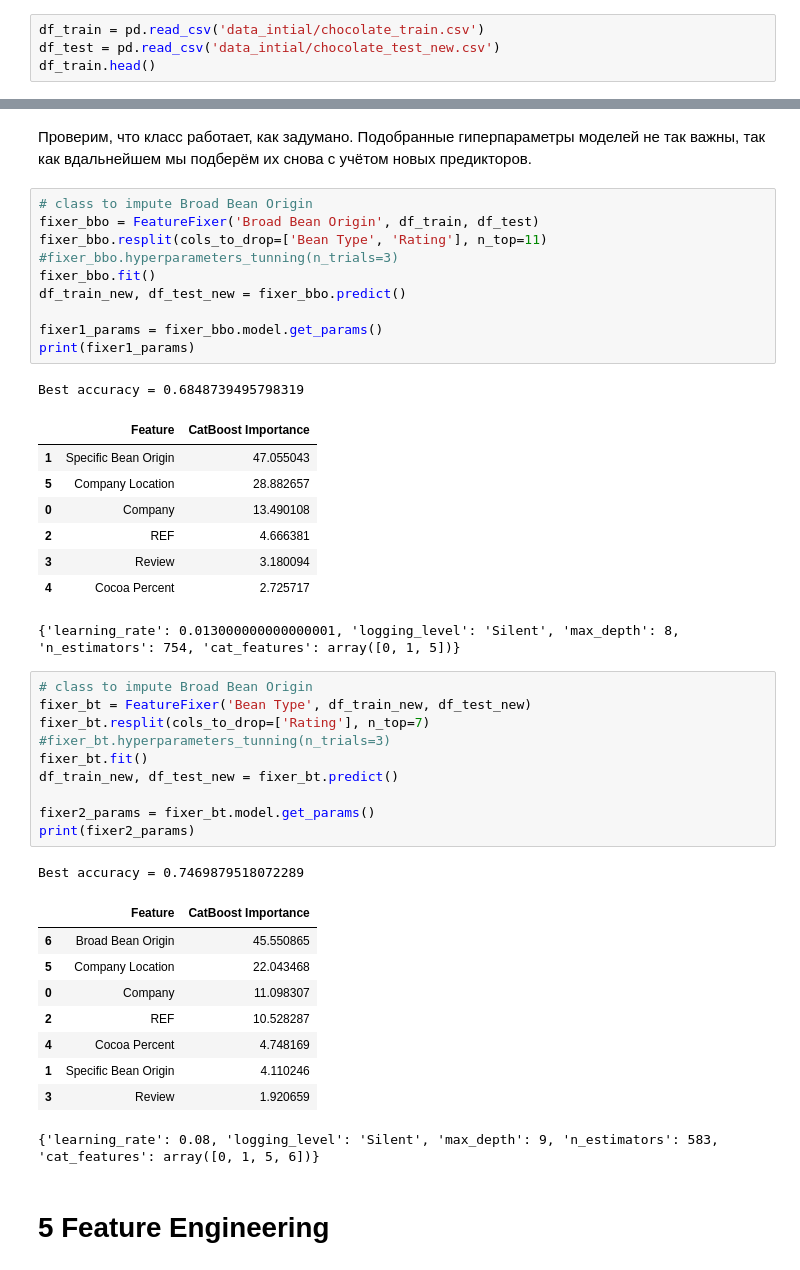
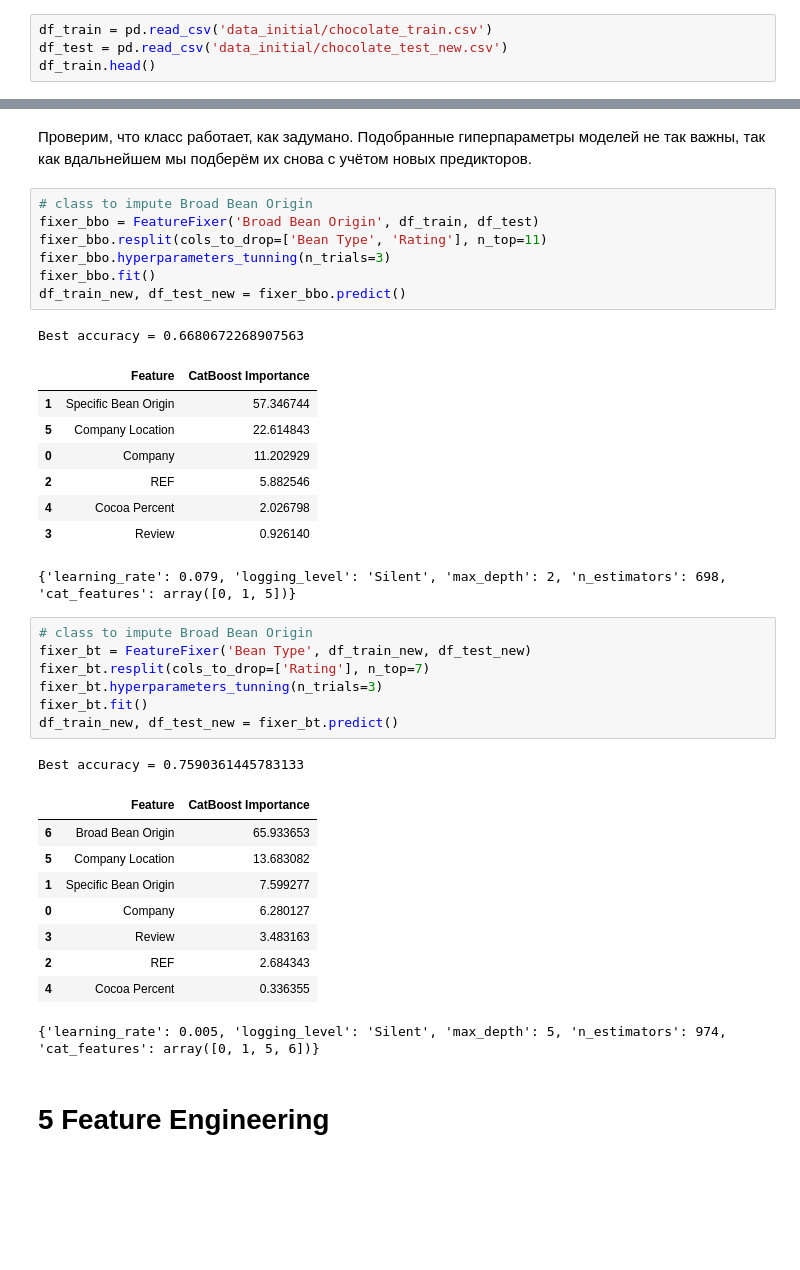
Before and after one commit to Sirnobaka/Chocolate_Competition, a Jupyter notebook: Notebook.ipynb, the cells around one changed output, grey strips where cells are left out. Drawn from its saved outputs; the diff is of its cells as text; blank space fills up the shorter version.

```diff
--- a/Notebook.ipynb
+++ b/Notebook.ipynb
@@ -70,8 +86,8 @@ warnings.filterwarnings('ignore')
 # %% [markdown]
 # 1 Get data
 # %%
-df_train = pd.read_csv('data_intial/chocolate_train.csv')
-df_test = pd.read_csv('data_intial/chocolate_test_new.csv')
+df_train = pd.read_csv('data_initial/chocolate_train.csv')
+df_test = pd.read_csv('data_initial/chocolate_test_new.csv')
 df_train.head()
 # %% [output]
 |  | Company | Specific Bean Origin | REF | Review | Cocoa Percent | Company Location | Rating | Bean Type | ... |
@@ -484,43 +500,37 @@ class FeatureFixer:
 # class to impute Broad Bean Origin
 fixer_bbo = FeatureFixer('Broad Bean Origin', df_train, df_test)
 fixer_bbo.resplit(cols_to_drop=['Bean Type', 'Rating'], n_top=11)
-#fixer_bbo.hyperparameters_tunning(n_trials=3)
+fixer_bbo.hyperparameters_tunning(n_trials=3)
 fixer_bbo.fit()
 df_train_new, df_test_new = fixer_bbo.predict()
-
-fixer1_params = fixer_bbo.model.get_params()
-print(fixer1_params)
 # %% [output]
-Best accuracy = 0.6848739495798319
+Best accuracy = 0.6680672268907563
 |  | Feature | CatBoost Importance |
-| 1 | Specific Bean Origin | 47.055043 |
-| 5 | Company Location | 28.882657 |
-| 0 | Company | 13.490108 |
-| 2 | REF | 4.666381 |
-| 3 | Review | 3.180094 |
-| 4 | Cocoa Percent | 2.725717 |
+| 1 | Specific Bean Origin | 57.346744 |
+| 5 | Company Location | 22.614843 |
+| 0 | Company | 11.202929 |
+| 2 | REF | 5.882546 |
+| 4 | Cocoa Percent | 2.026798 |
+| 3 | Review | 0.926140 |
-{'learning_rate': 0.013000000000000001, 'logging_level': 'Silent', 'max_depth': 8, 'n_estimators': 754, 'cat_features': array([0, 1, 5])}
+{'learning_rate': 0.079, 'logging_level': 'Silent', 'max_depth': 2, 'n_estimators': 698, 'cat_features': array([0, 1, 5])}
 # %%
 # class to impute Broad Bean Origin
 fixer_bt = FeatureFixer('Bean Type', df_train_new, df_test_new)
 fixer_bt.resplit(cols_to_drop=['Rating'], n_top=7)
-#fixer_bt.hyperparameters_tunning(n_trials=3)
+fixer_bt.hyperparameters_tunning(n_trials=3)
 fixer_bt.fit()
 df_train_new, df_test_new = fixer_bt.predict()
-
-fixer2_params = fixer_bt.model.get_params()
-print(fixer2_params)
 # %% [output]
-Best accuracy = 0.7469879518072289
+Best accuracy = 0.7590361445783133
 |  | Feature | CatBoost Importance |
-| 6 | Broad Bean Origin | 45.550865 |
-| 5 | Company Location | 22.043468 |
-| 0 | Company | 11.098307 |
-| 2 | REF | 10.528287 |
-| 4 | Cocoa Percent | 4.748169 |
-| 1 | Specific Bean Origin | 4.110246 |
-| 3 | Review | 1.920659 |
+| 6 | Broad Bean Origin | 65.933653 |
+| 5 | Company Location | 13.683082 |
+| 1 | Specific Bean Origin | 7.599277 |
+| 0 | Company | 6.280127 |
+| 3 | Review | 3.483163 |
+| 2 | REF | 2.684343 |
+| 4 | Cocoa Percent | 0.336355 |
-{'learning_rate': 0.08, 'logging_level': 'Silent', 'max_depth': 9, 'n_estimators': 583, 'cat_features': array([0, 1, 5, 6])}
+{'learning_rate': 0.005, 'logging_level': 'Silent', 'max_depth': 5, 'n_estimators': 974, 'cat_features': array([0, 1, 5, 6])}
 # %% [markdown]
 # 5 Feature Engineering
 # %% [markdown]
```
Also changed, not shown: parts of 41 cells of this notebook, 4 other files.
